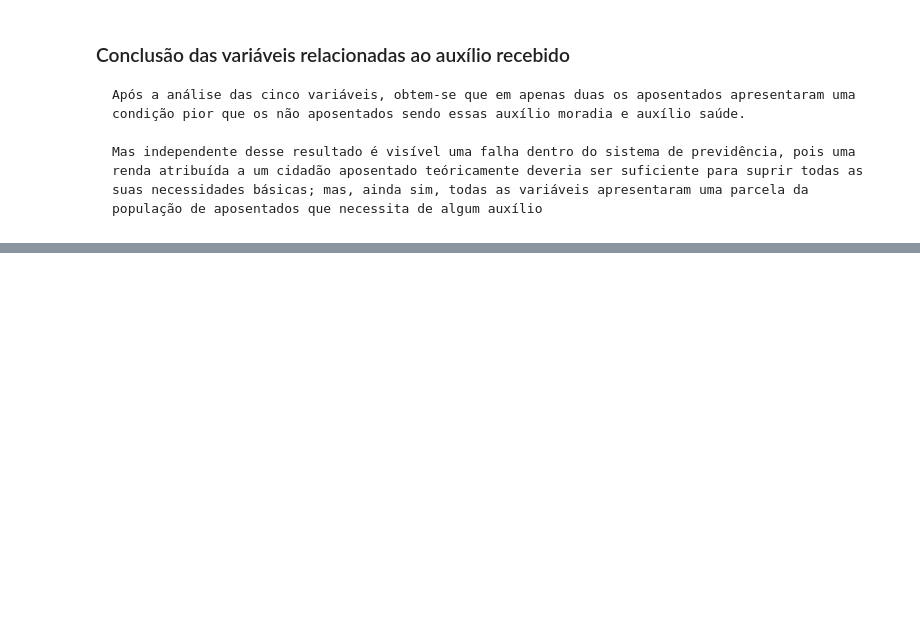
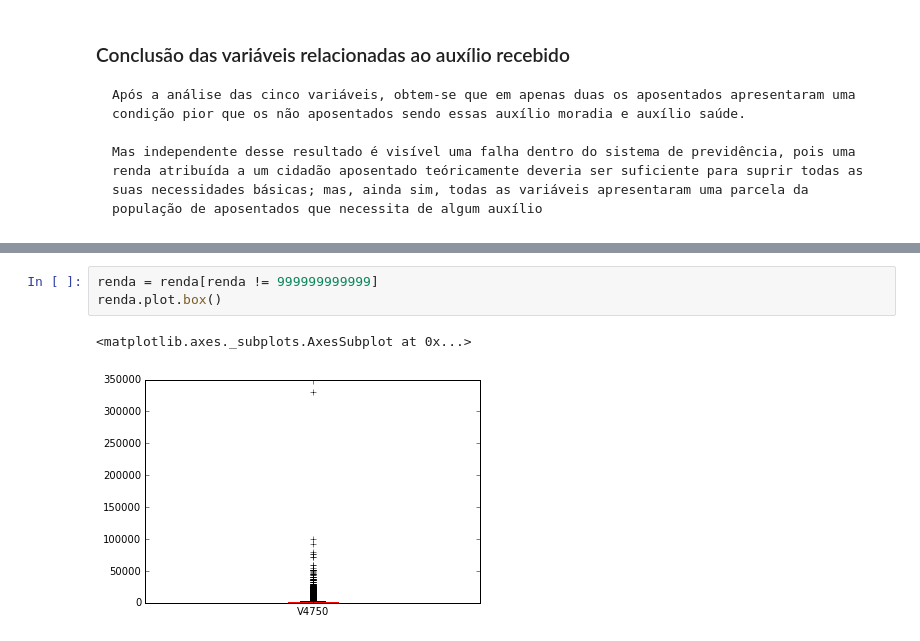
Before and after one commit to carletti/CD, a Jupyter notebook: Projeto1/Projeto1_final.ipynb, the cells around one changed output, grey strips where cells are left out. Saved outputs shown, nothing was run; the diff lists cells and outputs as text; blank space fills up the shorter version.

```diff
--- a/Projeto1/Projeto1_final.ipynb
+++ b/Projeto1/Projeto1_final.ipynb
@@ -234,0 +270,6 @@ tcas.Não_aposentado.plot.pie(title= 'Porcentagem dos não aposentados que receb
+# %%
+renda = renda[renda != 999999999999]
+renda.plot.box()
+# %% [output]
+<matplotlib.axes._subplots.AxesSubplot at 0x...>
+[figure, added]
```
Also changed, not shown: parts of 17 cells of this notebook, 1 other file.
